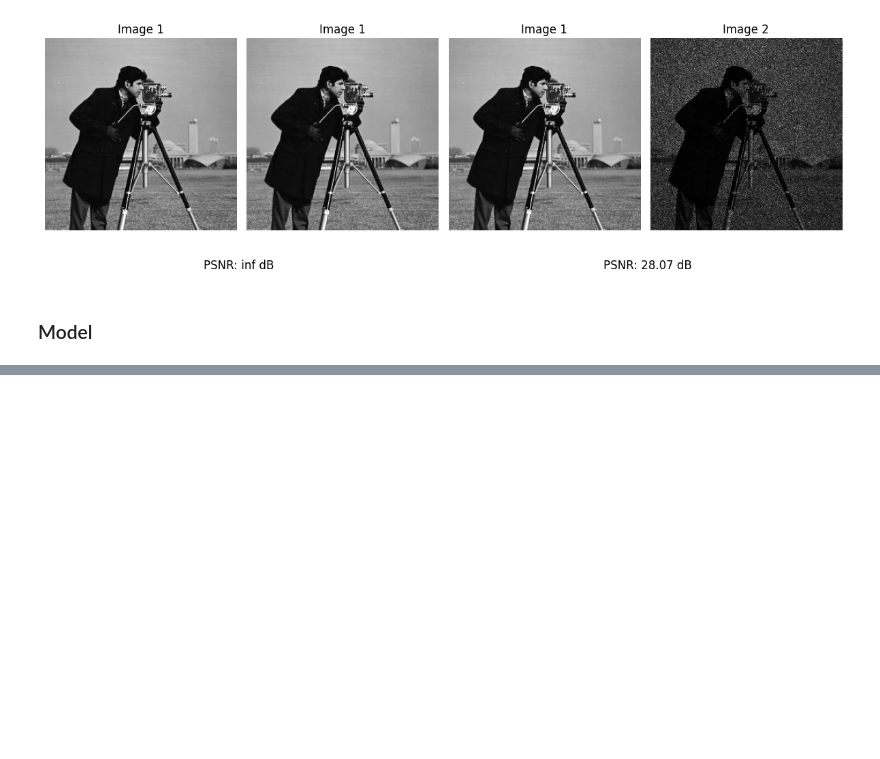
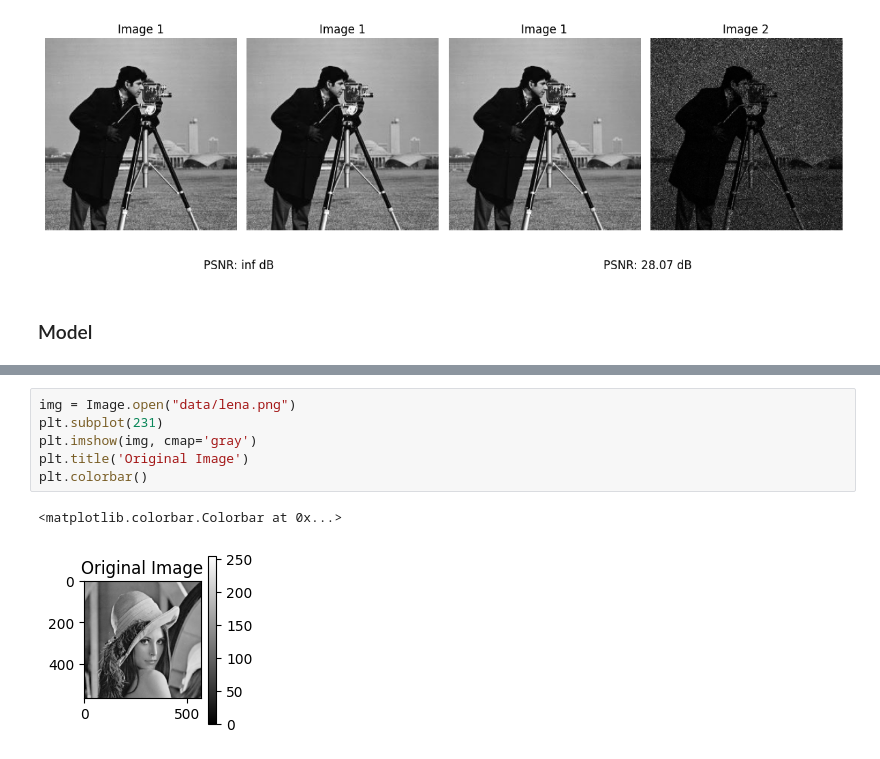
Before and after one commit to Abdennacer-Badaoui/Image_Restoration_with_Multiplicative_Noise, a Jupyter notebook: multiplicative_noise.ipynb, the cells around one changed output, grey strips where cells are left out. Cells and saved outputs as stored; diff of their text form; blank space fills up the shorter version.

```diff
--- a/multiplicative_noise.ipynb
+++ b/multiplicative_noise.ipynb
@@ -445,0 +477,9 @@ Final relative change: 0.001243
+# %%
+img = Image.open("data/lena.png")
+plt.subplot(231)
+plt.imshow(img, cmap='gray')
+plt.title('Original Image')
+plt.colorbar()
+# %% [output]
+<matplotlib.colorbar.Colorbar at 0x...>
+[figure, added]
```
Also changed, not shown: parts of 2 cells of this notebook.
